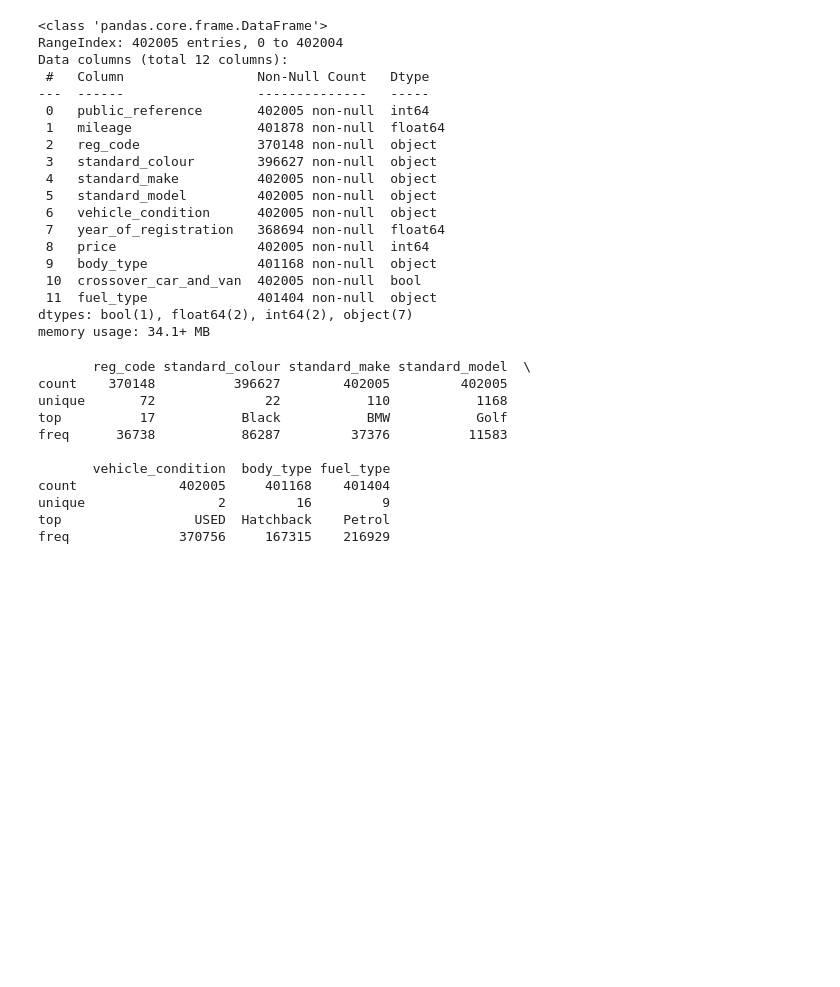
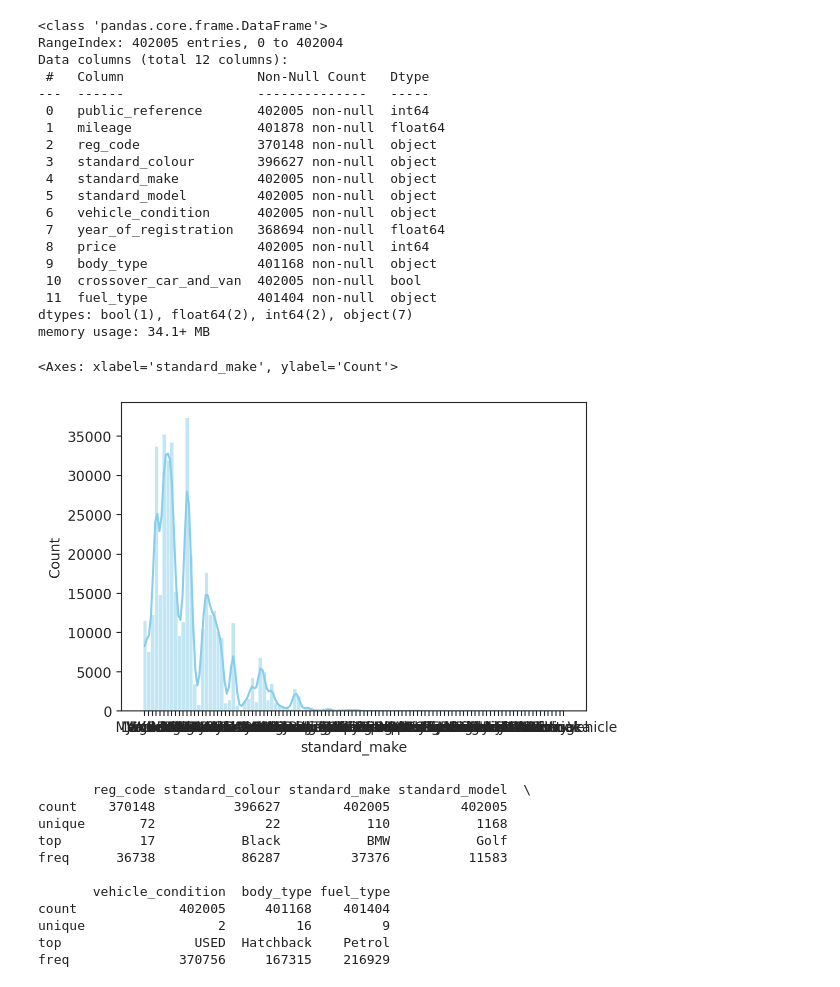
Before and after one commit to kessingtonosazee/GCP_Project_1, a Jupyter notebook: assessment_rrr.ipynb, the cells around one changed output. Cells and saved outputs as stored; diff of their text form; code cells hidden in the pictures; blank space fills up the shorter version.

```diff
--- a/assessment_rrr.ipynb
+++ b/assessment_rrr.ipynb
@@ -530,6 +529,14 @@ Data columns (total 12 columns):
  11  fuel_type              401404 non-null  object
 dtypes: bool(1), float64(2), int64(2), object(7)
 memory usage: 34.1+ MB
+# %%
+sns.histplot(df_cat['standard_make'], bins=30, kde=True, color='skyblue')
+    # axes[i*2].set_title(f'Distribution of {column}')
+    # axes[i*2].set_xlabel(column)
+    # axes[i*2].set_ylabel('Frequency')
+# %% [output]
+<Axes: xlabel='standard_make', ylabel='Count'>
+[figure, added]
 # %%
 aut_1 = df_aut
 # %%
```
Also changed, not shown: parts of 1 cell of this notebook.
